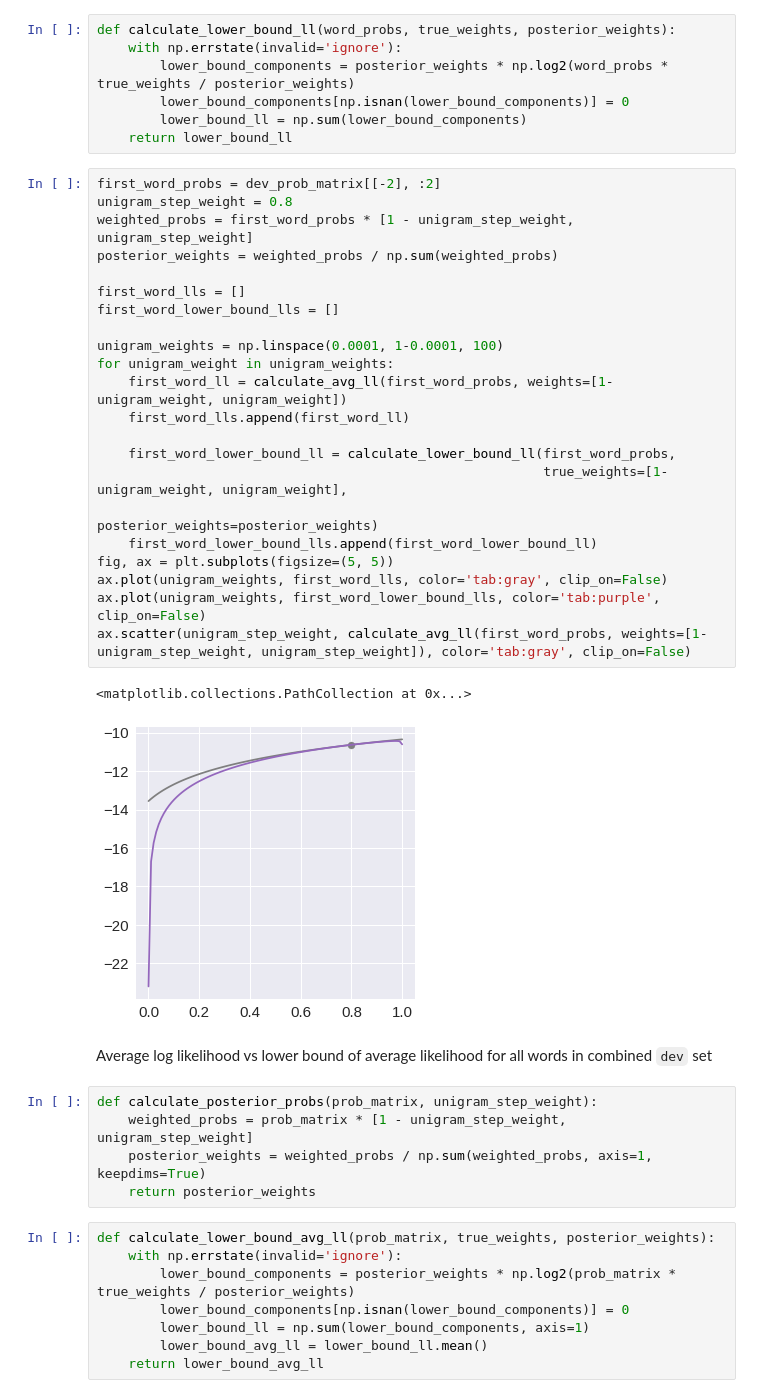
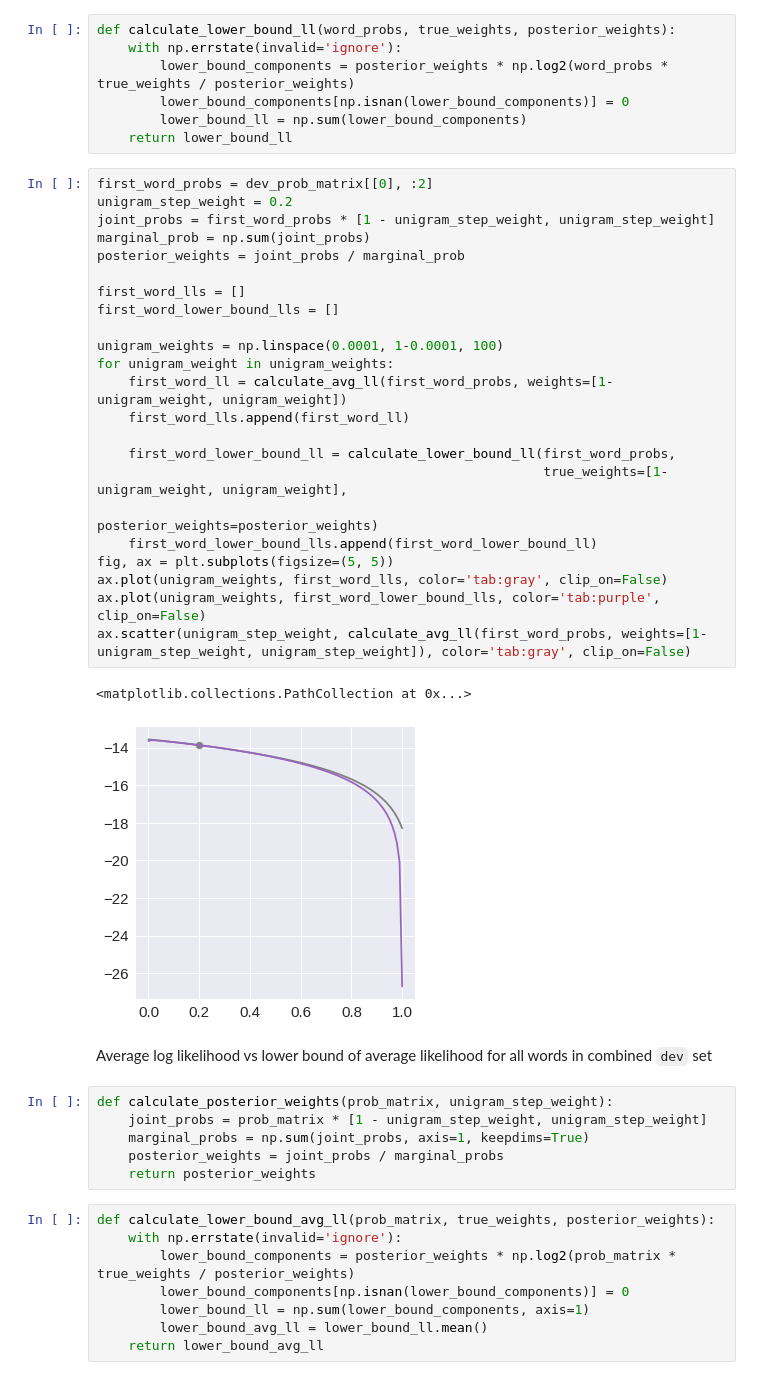
Before and after one commit to khanhnguyendata/ngram, a Jupyter notebook: analysis/part3.ipynb, the cells around one changed output. Saved outputs shown, nothing was run; the diff lists cells and outputs as text.

```diff
--- a/analysis/part3.ipynb
+++ b/analysis/part3.ipynb
@@ -93,36 +93,38 @@ def calculate_lower_bound_ll(word_probs, true_weights, posterior_weights):
         lower_bound_ll = np.sum(lower_bound_components)
     return lower_bound_ll
 # %%
-first_word_probs = dev_prob_matrix[[-2], :2]
-unigram_step_weight = 0.8
-weighted_probs = first_word_probs * [1 - unigram_step_weight, unigram_step_weight]
-posterior_weights = weighted_probs / np.sum(weighted_probs)
+first_word_probs = dev_prob_matrix[[0], :2]
+unigram_step_weight = 0.2
+joint_probs = first_word_probs * [1 - unigram_step_weight, unigram_step_weight]
+marginal_prob = np.sum(joint_probs)
+posterior_weights = joint_probs / marginal_prob
 
 first_word_lls = []
 first_word_lower_bound_lls = []
 
 unigram_weights = np.linspace(0.0001, 1-0.0001, 100)
 for unigram_weight in unigram_weights:
     first_word_ll = calculate_avg_ll(first_word_probs, weights=[1-unigram_weight, unigram_weight])
     first_word_lls.append(first_word_ll)
 
     first_word_lower_bound_ll = calculate_lower_bound_ll(first_word_probs,
                                                          true_weights=[1-unigram_weight, unigram_weight],
                                                          posterior_weights=posterior_weights)
     first_word_lower_bound_lls.append(first_word_lower_bound_ll)
 fig, ax = plt.subplots(figsize=(5, 5))
 ax.plot(unigram_weights, first_word_lls, color='tab:gray', clip_on=False)
 ax.plot(unigram_weights, first_word_lower_bound_lls, color='tab:purple', clip_on=False)
 ax.scatter(unigram_step_weight, calculate_avg_ll(first_word_probs, weights=[1-unigram_step_weight, unigram_step_weight]), color='tab:gray', clip_on=False)
 # %% [output]
 <matplotlib.collections.PathCollection at 0x...>
-[figure, old version]
+[figure, new version]
 # %% [markdown]
 Average log likelihood vs lower bound of average likelihood for all words in combined `dev` set
 # %%
-def calculate_posterior_probs(prob_matrix, unigram_step_weight):
-    weighted_probs = prob_matrix * [1 - unigram_step_weight, unigram_step_weight]
-    posterior_weights = weighted_probs / np.sum(weighted_probs, axis=1, keepdims=True)
+def calculate_posterior_weights(prob_matrix, unigram_step_weight):
+    joint_probs = prob_matrix * [1 - unigram_step_weight, unigram_step_weight]
+    marginal_probs = np.sum(joint_probs, axis=1, keepdims=True)
+    posterior_weights = joint_probs / marginal_probs
     return posterior_weights
 # %%
 def calculate_lower_bound_avg_ll(prob_matrix, true_weights, posterior_weights):
```
Also changed, not shown: parts of 5 cells of this notebook, 1 other file.
